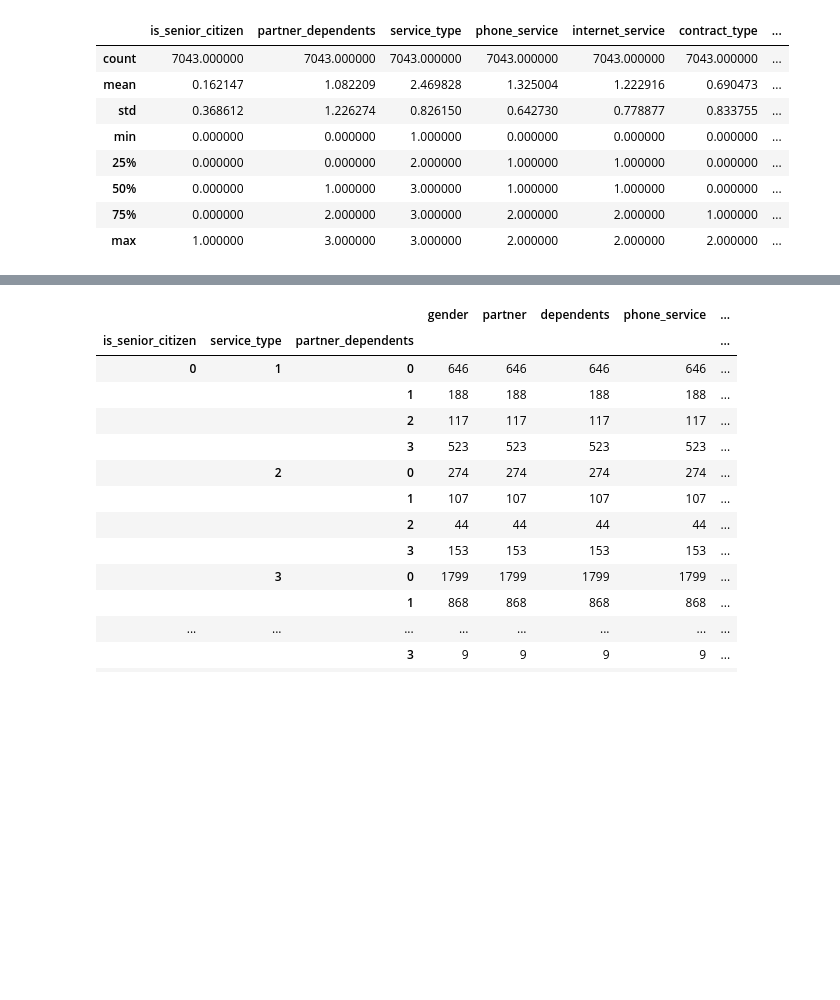
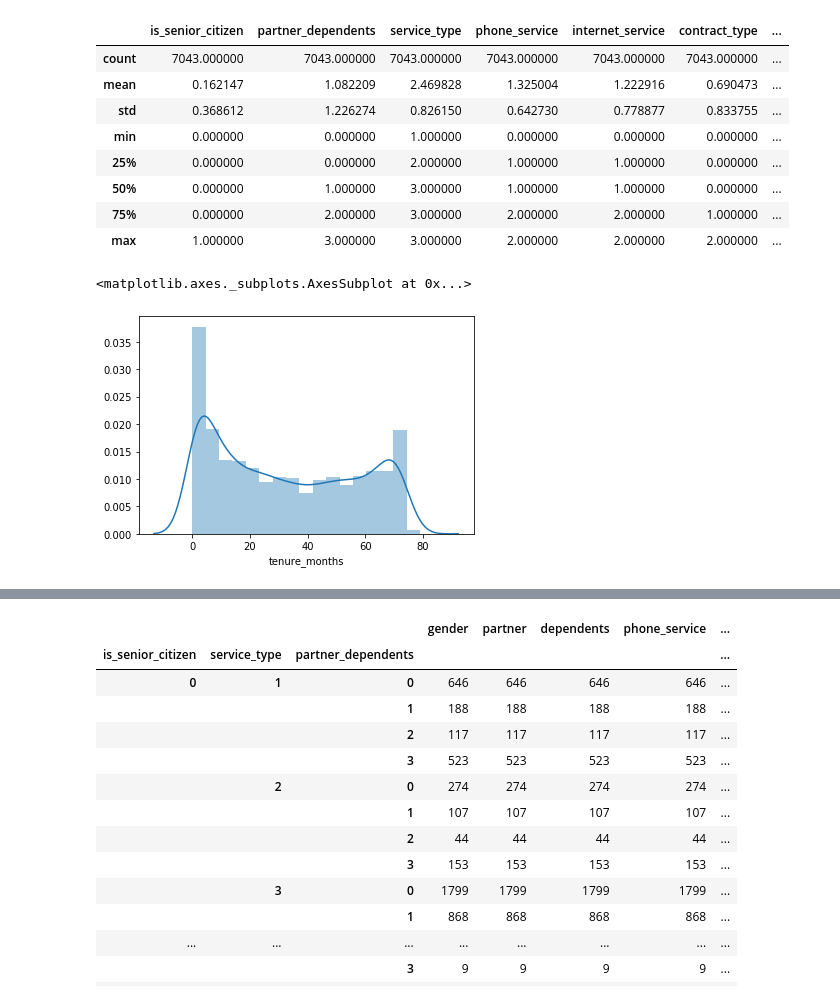
Before and after one commit to RyvynYoung/more_exercises, a Jupyter notebook: telco_data.ipynb, the cells around one changed output, grey strips where cells are left out. Drawn from its saved outputs; the diff is of its cells as text; code cells hidden in the pictures; blank space fills up the shorter version.

```diff
--- a/telco_data.ipynb
+++ b/telco_data.ipynb
@@ -4,7 +4,7 @@ import seaborn as sns
 import matplotlib.pyplot as plt
 import numpy as np
 # %%
-telco = pd.read_csv('mytable_customer_details - 1_CustDetails.csv', index_col=0)
+telco = pd.read_csv('telco_cust - paste 1CustDetails.csv', index_col=0)
 # %%
 telco.head()
 # %% [output]
@@ -33,3 +36,8 @@ telco.describe()
 | 50% | 0.000000 | 1.000000 | 3.000000 | 1.000000 | 1.000000 | 0.000000 | ... |
 | 75% | 0.000000 | 2.000000 | 3.000000 | 2.000000 | 2.000000 | 1.000000 | ... |
 | max | 1.000000 | 3.000000 | 3.000000 | 2.000000 | 2.000000 | 2.000000 | ... |
+# %%
+sns.distplot(telco.tenure_months)
+# %% [output]
+<matplotlib.axes._subplots.AxesSubplot at 0x...>
+[figure, added]
```
Also changed, not shown: parts of 11 cells of this notebook, 1 other file.
